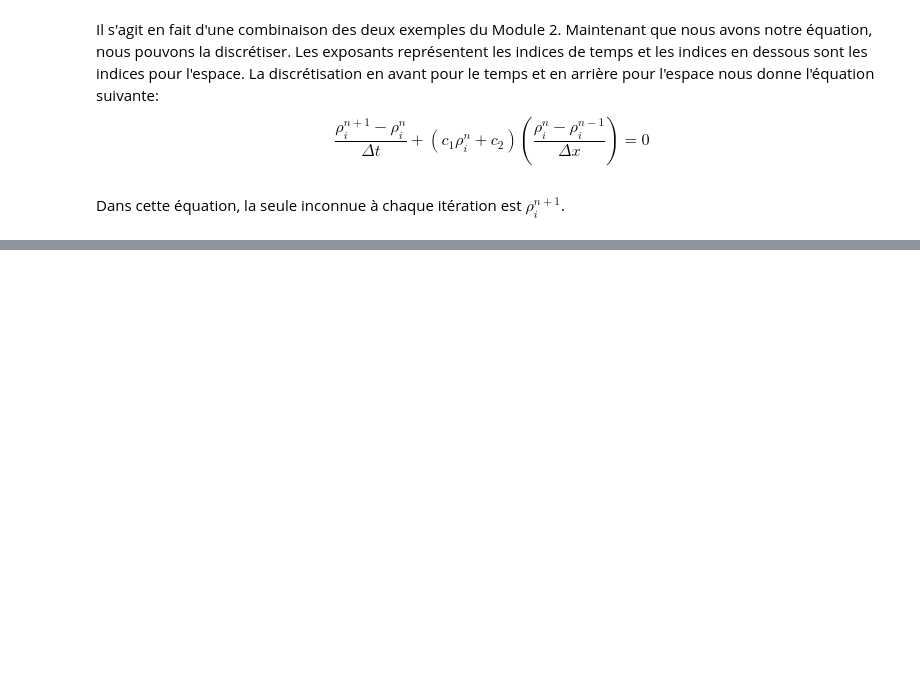
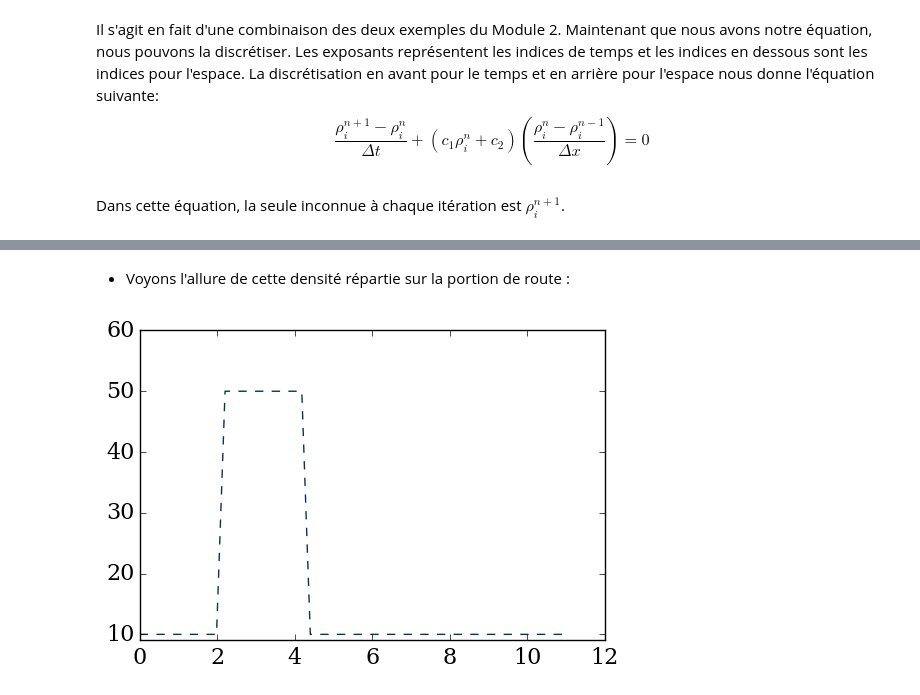
Before and after one commit to CarolineJonas/Module-2---Space-time, a Jupyter notebook: Module2_Traffic.ipynb, the cells around one changed output, grey strips where cells are left out. Saved outputs shown, nothing was run; the diff lists cells and outputs as text; code cells hidden in the pictures; blank space fills up the shorter version.

```diff
--- a/Module2_Traffic.ipynb
+++ b/Module2_Traffic.ipynb
@@ -43,0 +46,8 @@ Dans cette équation, la seule inconnue à chaque itération est $\rho_{i}^{n+1}
+# %%
+vm=80.
+L=11
+rhom=250.
+nx=51
+nt=42
+dx=L/(nx-1)
+dt=.001
@@ -43,0 +85,7 @@ Dans cette équation, la seule inconnue à chaque itération est $\rho_{i}^{n+1}
+# %% [markdown]
+- Voyons l'allure de cette densité répartie sur la portion de route :
+# %%
+pyplot.plot(x, rho0, color='#003366', ls='--', lw=1)
+pyplot.ylim(9.,60.);
+# %% [output]
+[figure, added]
```
Also changed, not shown: parts of 21 cells of this notebook.
